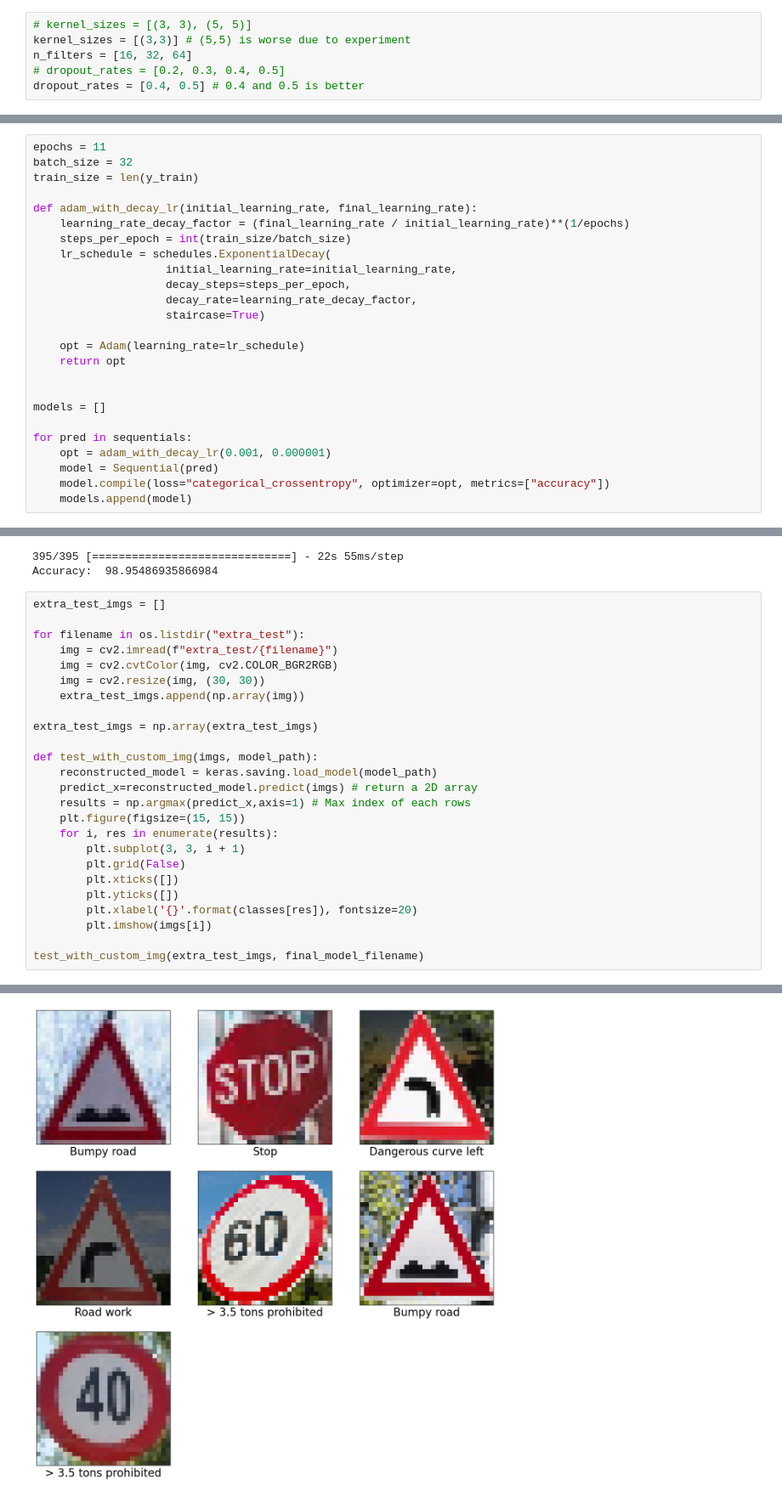
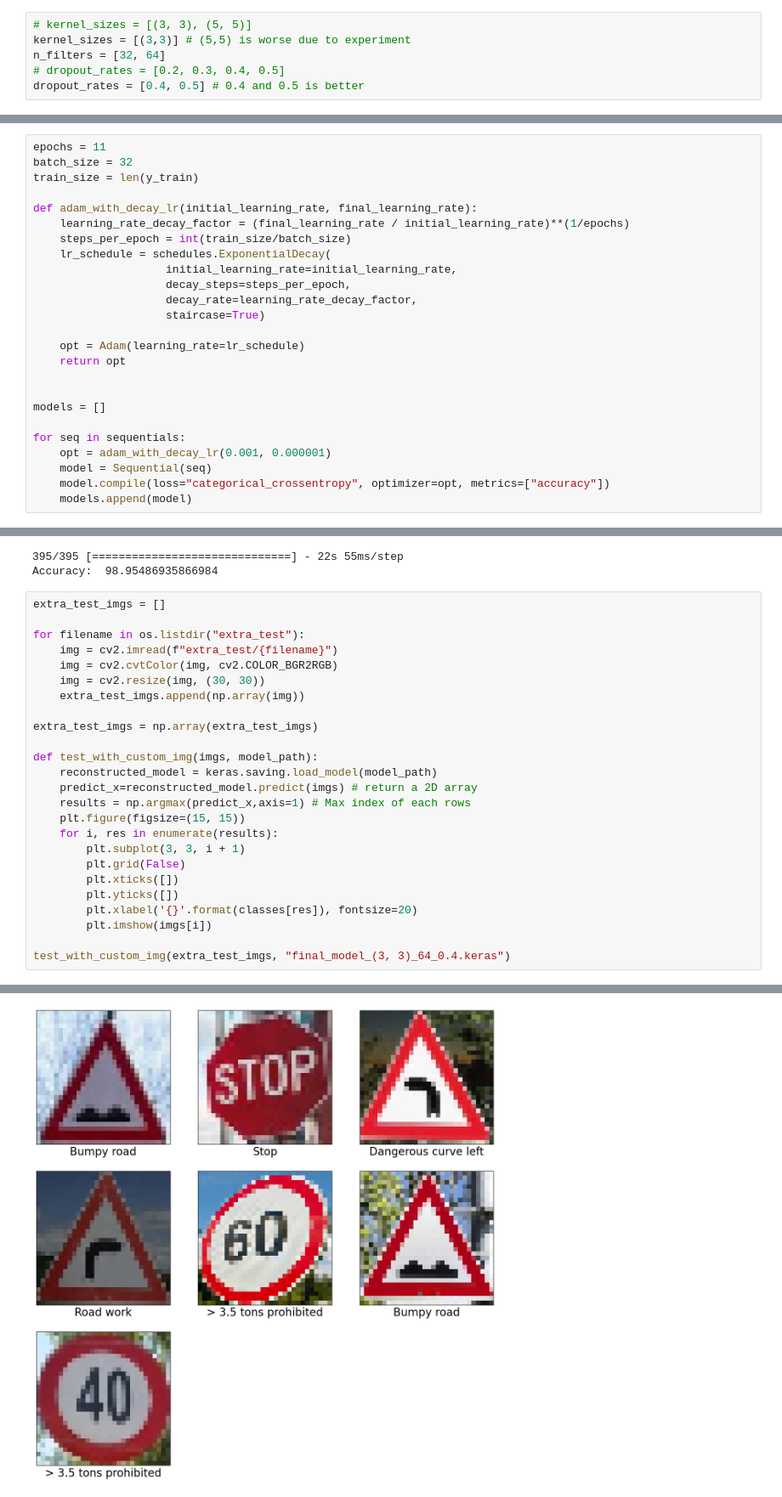
Before and after one commit to datamonsterr/Traffic_Sign_Recognition, a Jupyter notebook: cnn.ipynb, the cells around one changed output, grey strips where cells are left out. Shown at 85% size. Cells and saved outputs as stored; diff of their text form.

```diff
--- a/cnn.ipynb
+++ b/cnn.ipynb
@@ -251,7 +229,7 @@ print(y_val.shape)
 # %%
 # kernel_sizes = [(3, 3), (5, 5)]
 kernel_sizes = [(3,3)] # (5,5) is worse due to experiment
-n_filters = [16, 32, 64]
+n_filters = [32, 64]
 # dropout_rates = [0.2, 0.3, 0.4, 0.5]
 dropout_rates = [0.4, 0.5] # 0.4 and 0.5 is better
 # %%
@@ -312,9 +286,9 @@ def adam_with_decay_lr(initial_learning_rate, final_learning_rate):
 
 models = []
 
-for pred in sequentials:
+for seq in sequentials:
     opt = adam_with_decay_lr(0.001, 0.000001)
-    model = Sequential(pred)
+    model = Sequential(seq)
     model.compile(loss="categorical_crossentropy", optimizer=opt, metrics=["accuracy"])
     models.append(model)
 # %% [markdown]
@@ -552,5 +546,5 @@ def test_with_custom_img(imgs, model_path):
         plt.xlabel('{}'.format(classes[res]), fontsize=20)
         plt.imshow(imgs[i])
 
-test_with_custom_img(extra_test_imgs, final_model_filename)
+test_with_custom_img(extra_test_imgs, "final_model_(3, 3)_64_0.4.keras")
 # %% [output]
@@ -558 +552 @@ test_with_custom_img(extra_test_imgs, final_model_filename)
-[figure, old version]
+[figure, new version]
```
Also changed, not shown: parts of 5 cells of this notebook, 2 other files.
